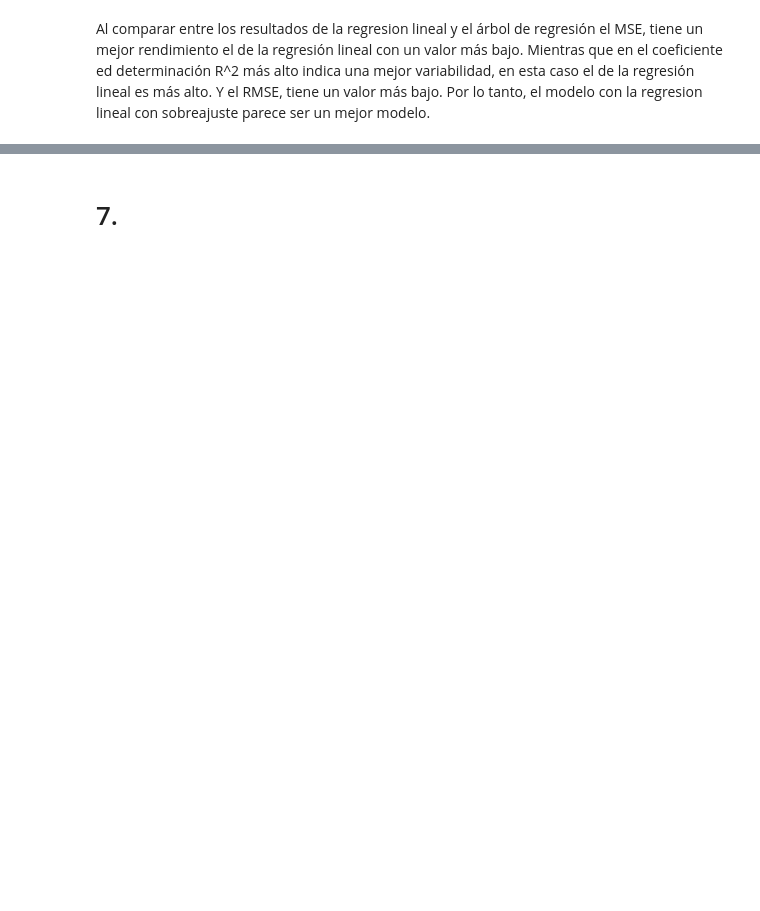
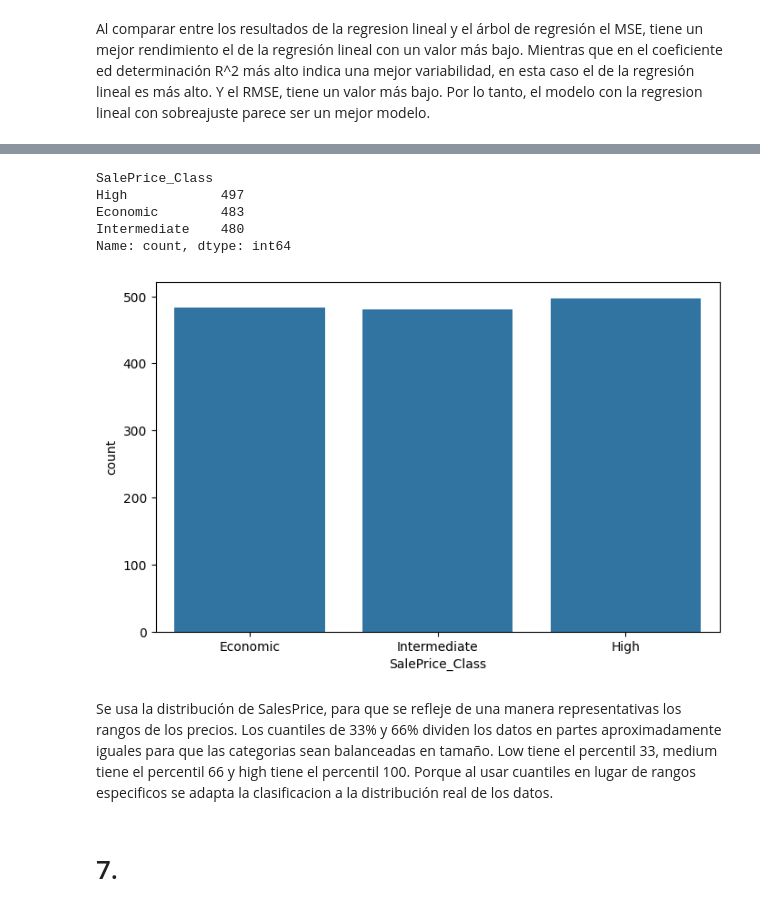
Before and after one commit to angelargd8/Proyecto2.2-MDD, a Jupyter notebook: main.ipynb, the cells around one changed output, grey strips where cells are left out. Saved outputs shown, nothing was run; the diff lists cells and outputs as text; code cells hidden in the pictures; blank space fills up the shorter version.

```diff
--- a/main.ipynb
+++ b/main.ipynb
@@ -977,3 +936,29 @@ plt.show()
+# %%
+#calcular percentiles 33 y 66 %%
+
+low = df_train['SalePrice'].quantile(0.33)
+
+medium = df_train['SalePrice'].quantile(0.66)
+
+high = df_train['SalePrice'].max()
+
+df_train['SalePrice_Class'] = pd.cut(df_train['SalePrice'], bins=[0, low, medium, high], labels=['Economic', 'Intermediate', 'High'])
+
+print(df_train['SalePrice_Class'].value_counts())
+
+plt.figure(figsize=(8, 5))
+sns.countplot(x='SalePrice_Class', data=df_train)
+
+plt.show()
+# %% [output]
+SalePrice_Class
+High            497
+Economic        483
+Intermediate    480
+Name: count, dtype: int64
+[figure, added]
+# %% [markdown]
+Se usa la distribución de SalesPrice, para que se refleje de una manera representativas los rangos de los precios. Los cuantiles de 33% y 66% dividen los datos en partes aproximadamente iguales para que las categorias sean balanceadas en tamaño. Low tiene el percentil 33, medium tiene el percentil 66 y high tiene el percentil 100. Porque al usar cuantiles en lugar de rangos especificos se adapta la clasificacion a la distribución real de los datos.
 # %% [markdown]
 # 7.
 # %%
```
Also changed, not shown: parts of 8 cells of this notebook.
